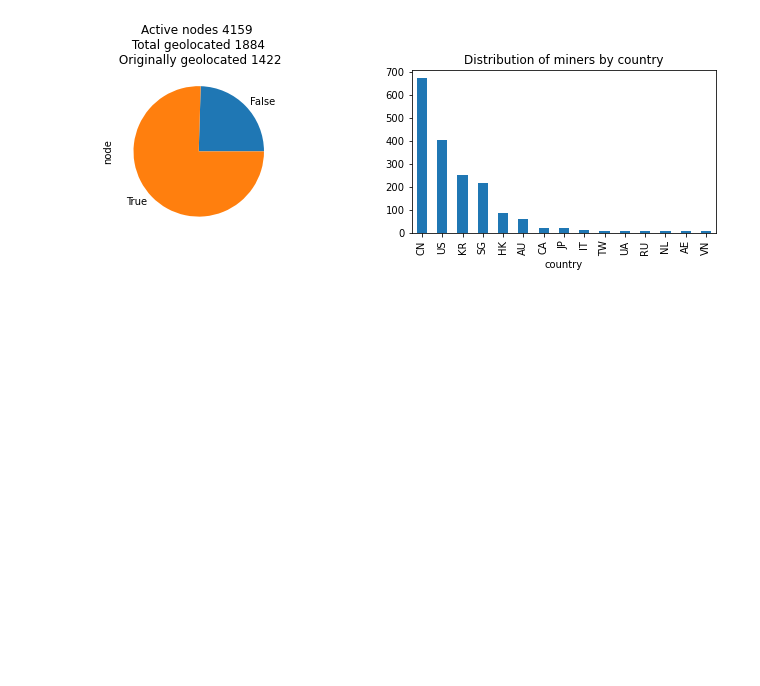
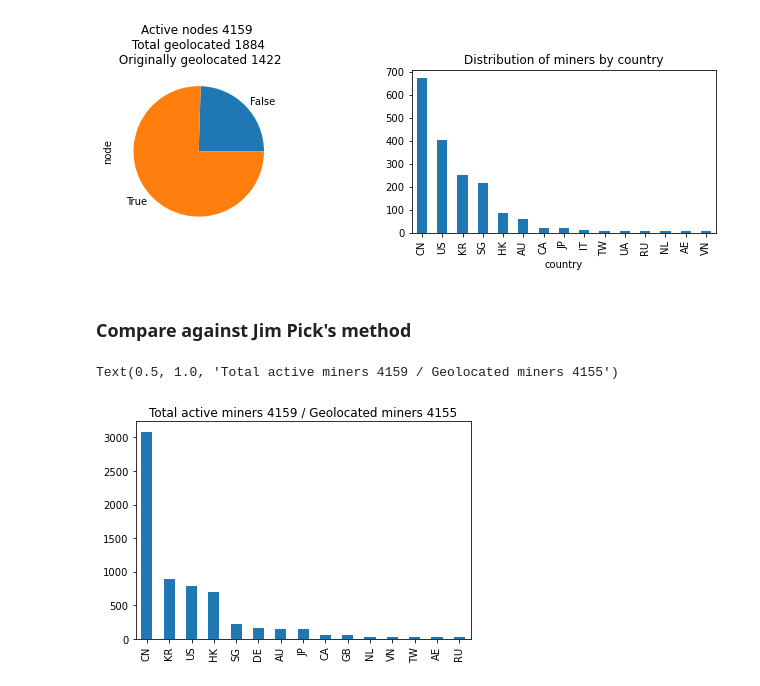
Before and after one commit to beng-starboard/filecoin-miner-network, a Jupyter notebook: notebooks/Miner geolocation with synthetic locations.ipynb, the cells around one changed output. Saved outputs shown, nothing was run; the diff lists cells and outputs as text; code cells hidden in the pictures; blank space fills up the shorter version.

Commit message:
Add Jim Pick results

```diff
--- a/notebooks/Miner geolocation with synthetic locations.ipynb
+++ b/notebooks/Miner geolocation with synthetic locations.ipynb
@@ -146,3 +146,17 @@ ax2.set_title('Distribution of miners by country')
 # %% [output]
 Text(0.5, 1.0, 'Distribution of miners by country')
 [figure]
+# %% [markdown]
+### Compare against Jim Pick's method
+# %%
+locations_jimpick = pd.read_json('https://geoip.feeds.provider.quest/synthetic-locations-latest.json')
+locations_df = pd.json_normalize(locations_jimpick.providerLocations)
+locations_df['country_multi'] = locations_df['country']
+data_jim_df = data.drop(columns='country').merge(locations_df, how='left', left_on='miner_id', right_on='provider')
+# %%
+fig, ax = plt.subplots()
+df_active_miners.merge(locations_df, how='left', left_on='miner_id', right_on='provider').country.value_counts()[0:15].plot(kind='bar', ax=ax)
+ax.set_title('Total active miners %i / Geolocated miners %i' % (len(df_active_miners), len(data_jim_df[data_jim_df.is_active_miner==True].miner_id.unique())))
+# %% [output]
+Text(0.5, 1.0, 'Total active miners 4159 / Geolocated miners 4155')
+[figure, added]
```
